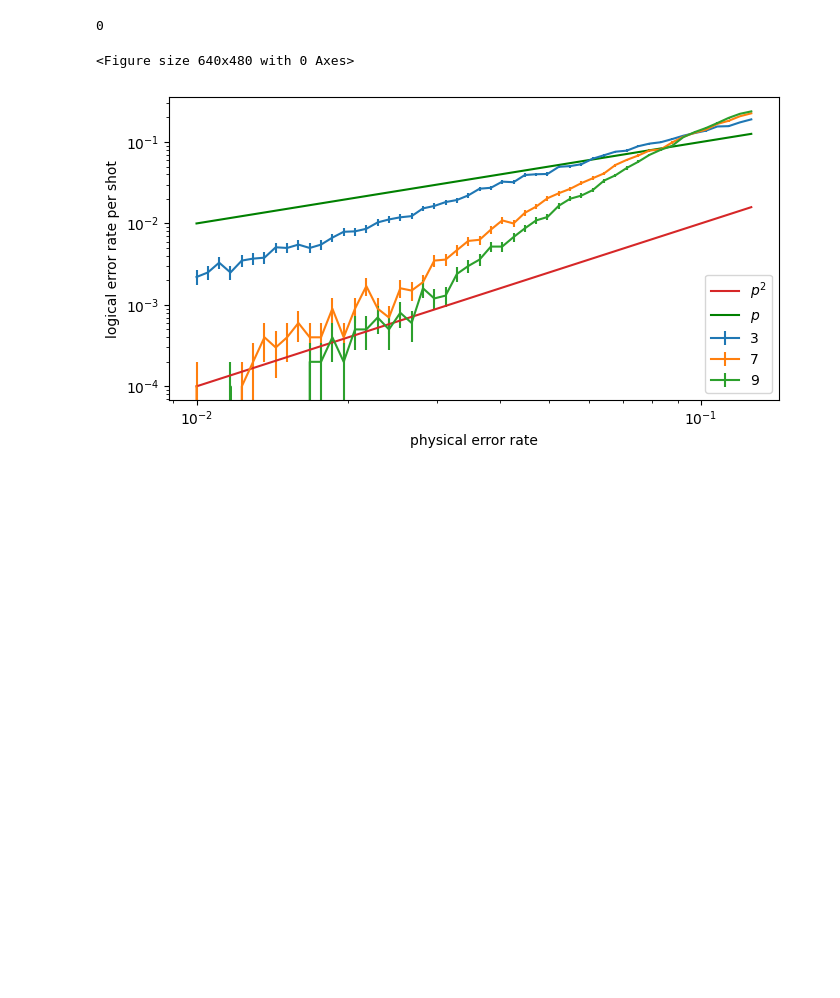
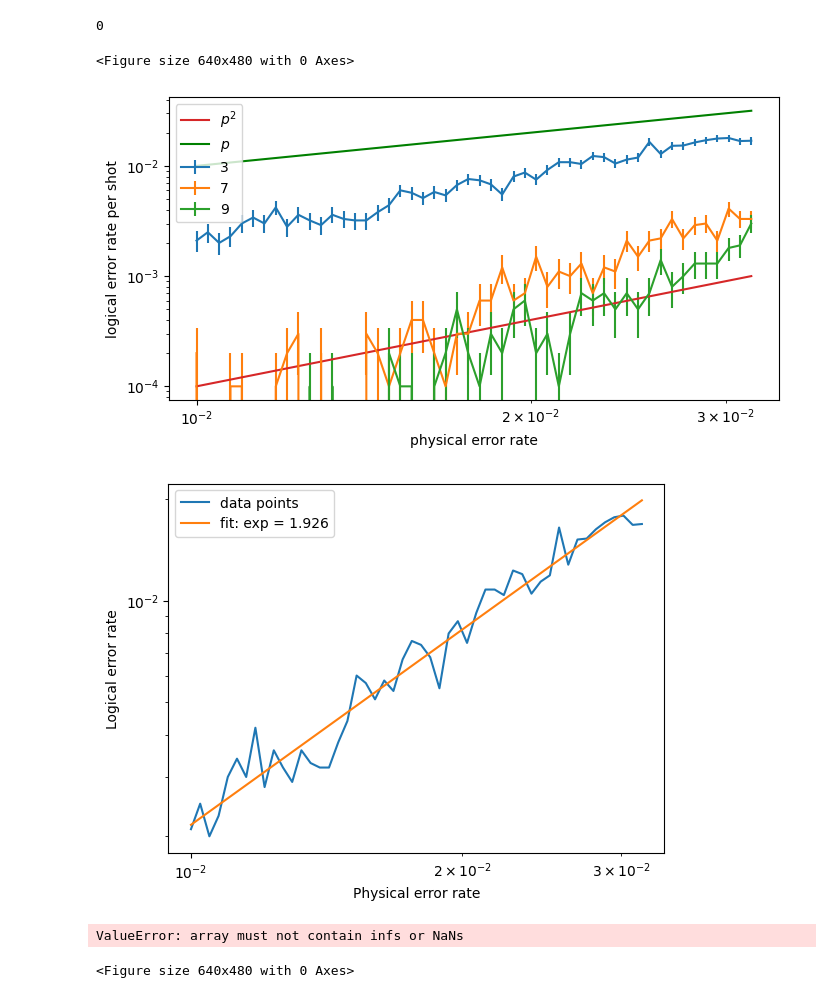
Before and after one commit to leonardlux/MasterArbeit, a Jupyter notebook: code/steane_type/stean_code.ipynb, the cells around one changed output. Cells and saved outputs as stored; diff of their text form; code cells hidden in the pictures; blank space fills up the shorter version.

Commit message:
curve fitting

```diff
--- a/code/steane_type/stean_code.ipynb
+++ b/code/steane_type/stean_code.ipynb
@@ -43,6 +43,7 @@ layout for arbitrary code size
 # Testing the Construct steane_cirucuit function
 test_circ = create_surface_steane_ciruit(
     distance=3,
+    fix_X_errors=False,
     detectors=True,
 )
 
@@ -51,13 +52,26 @@ if 1:
     with open(circ_path + 'new_test_circ.svg', 'w') as f:
         f.write(str(diagram))
 # %%
-def rec_factory(distance):
+def rec_factory(
+        distance,
+        basic_errors=False,
+        fix_X_errors=True,
+        fix_Z_errors=True,
+        name_str="",
+        ):
     def factory_basic(noise, name=False):
         if name:
-            return str(distance)
+            if name_str:
+                return name_str
+            else:
+                return str(distance)
         else:
             circuit = create_surface_steane_ciruit(
-                distance=distance
+                distance=distance,
+                basic_errors=basic_errors,
+                noise=noise,
+                fix_X_errors=fix_X_errors,
+                fix_Z_errors=fix_Z_errors,
             )
             noise_model = {
                     "two_qubit_gate": {
@@ -96,15 +110,49 @@ count_logical_errors(test_circ,10)
 # %%
 factory_set = [
     rec_factory(x) for x in [3,7,9,]
 ]
+factory_set_2 = [
+    rec_factory(
+        5,
+        basic_errors=False,
+        fix_X_errors=True,
+        fix_Z_errors=True,
+        name_str="both",
+    ),
+    # rec_factory(
+    #     3,
+    #     basic_errors=True,
+    #     fix_X_errors=False,
+    #     fix_Z_errors=True,
+    #     name_str="fix_Z_error",
+    # ),
+    rec_factory(
+        3,
+        basic_errors=True,
+        fix_X_errors=True,
+        fix_Z_errors=False,
+        name_str="fix_X_error",
+    ),
+]
 
 noise_set, log_error_data, y_errs = plot_factory_set(
     factory_set,
-    num_shots=10_000,
-    noise_set=np.logspace(-2,-0.9),
+    num_shots=100_000,
+    noise_set=np.logspace(-2,-1.5),
     filename="multiple_distances",
     reference_lines=True,
 )
+
+for i,log_e_rate  in enumerate(log_error_data):
+    determine_slope(
+        noise_set,
+        log_prob=log_e_rate,
+        plot=True,
+        plotpath=plot_path+f"slope_{i}.pdf"
+        )
 # %% [output]
 <Figure size 640x480 with 0 Axes>
-[figure, old version]
+[figure, new version]
+[figure, added]
+ValueError: array must not contain infs or NaNs
+<Figure size 640x480 with 0 Axes>
```
Also changed, not shown: parts of 1 cell of this notebook, 2 other files.
